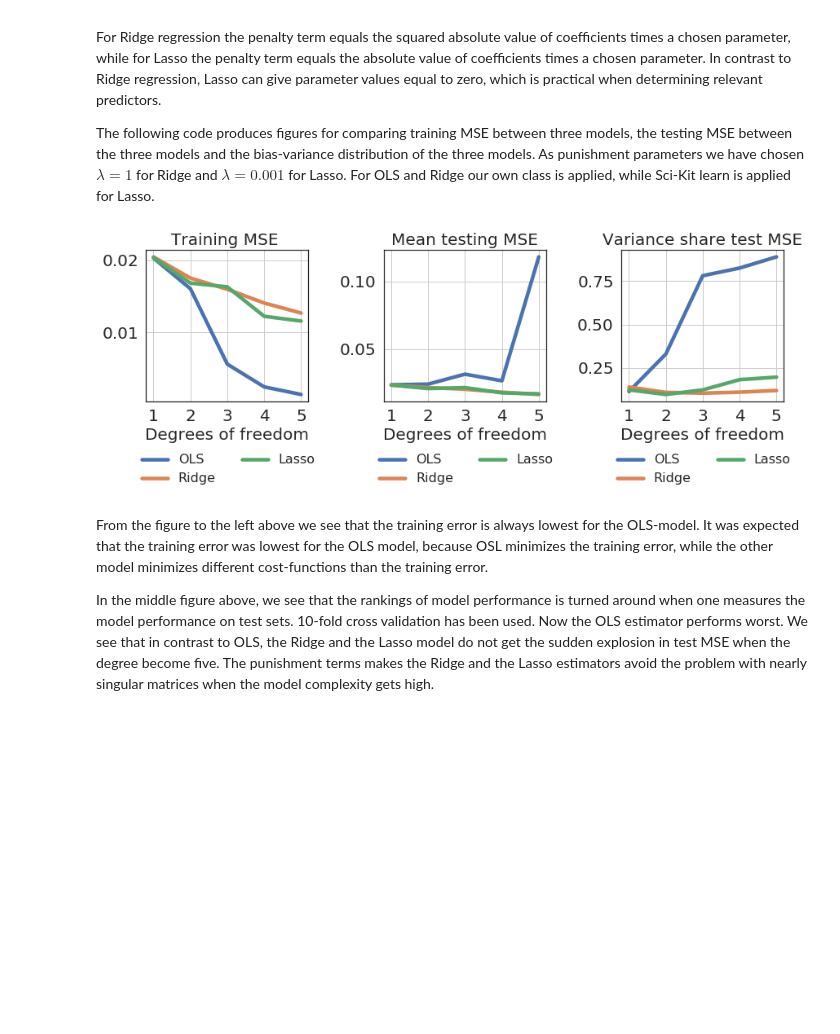
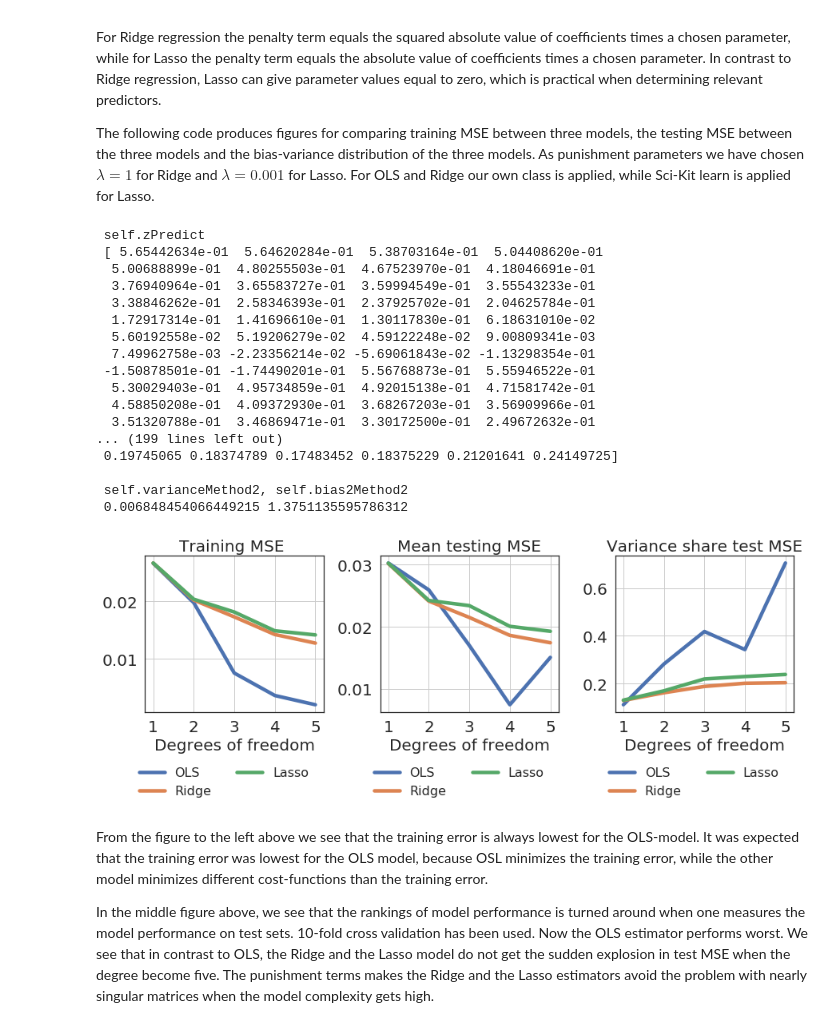
Before and after one commit to kaaja/ADAML, a Jupyter notebook: m1/m1Class.ipynb, the cells around one changed output. Cells and saved outputs as stored; diff of their text form; code cells hidden in the pictures; blank space fills up the shorter version.

Commit message:
1st run with test set simple plot

```diff
--- a/m1/m1Class.ipynb
+++ b/m1/m1Class.ipynb
@@ -89,10 +71,27 @@ For Ridge regression the penalty term equals the squared absolute value of coeff
 
 The following code produces figures for comparing training MSE between three models, the testing MSE between the three models and the bias-variance distribution of the three models. As punishment parameters we have chosen $\lambda =1 $ for Ridge and $\lambda = 0.001$ for Lasso. For OLS and Ridge our own class is applied, while Sci-Kit learn is applied for Lasso.
 # %%
-tst1.mseAllModels(franke=True)
-tst1.mseAllModelsPlot()
+terrain.mseAllModels(franke=True)
+terrain.mseAllModelsPlot()
 # %% [output]
+ self.zPredict
+ [ 5.65442634e-01  5.64620284e-01  5.38703164e-01  5.04408620e-01
+  5.00688899e-01  4.80255503e-01  4.67523970e-01  4.18046691e-01
+  3.76940964e-01  3.65583727e-01  3.59994549e-01  3.55543233e-01
+  3.38846262e-01  2.58346393e-01  2.37925702e-01  2.04625784e-01
+  1.72917314e-01  1.41696610e-01  1.30117830e-01  6.18631010e-02
+  5.60192558e-02  5.19206279e-02  4.59122248e-02  9.00809341e-03
+  7.49962758e-03 -2.23356214e-02 -5.69061843e-02 -1.13298354e-01
+ -1.50878501e-01 -1.74490201e-01  5.56768873e-01  5.55946522e-01
+  5.30029403e-01  4.95734859e-01  4.92015138e-01  4.71581742e-01
+  4.58850208e-01  4.09372930e-01  3.68267203e-01  3.56909966e-01
+  3.51320788e-01  3.46869471e-01  3.30172500e-01  2.49672632e-01
+... (199 lines left out)
+ 0.19745065 0.18374789 0.17483452 0.18375229 0.21201641 0.24149725]
+
+ self.varianceMethod2, self.bias2Method2
+ 0.006848454066449215 1.3751135595786312
-[figure, old version]
+[figure, new version]
 # %% [markdown]
 From the figure to the left above we see that the training error is always lowest for the OLS-model. It was expected that the training error was lowest for the OLS model, because OSL minimizes the training error, while the other model minimizes different cost-functions than the training error. <br>
 
```
Also changed, not shown: parts of 17 cells of this notebook, 1 other file.
